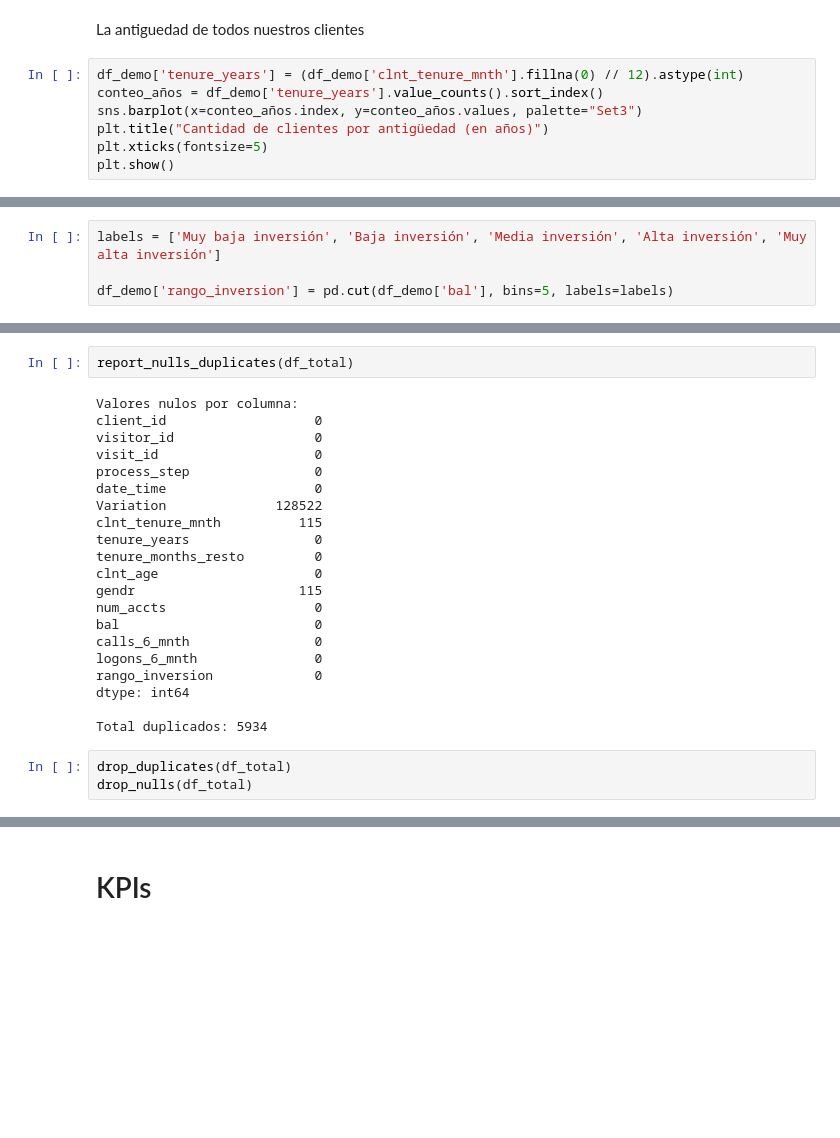
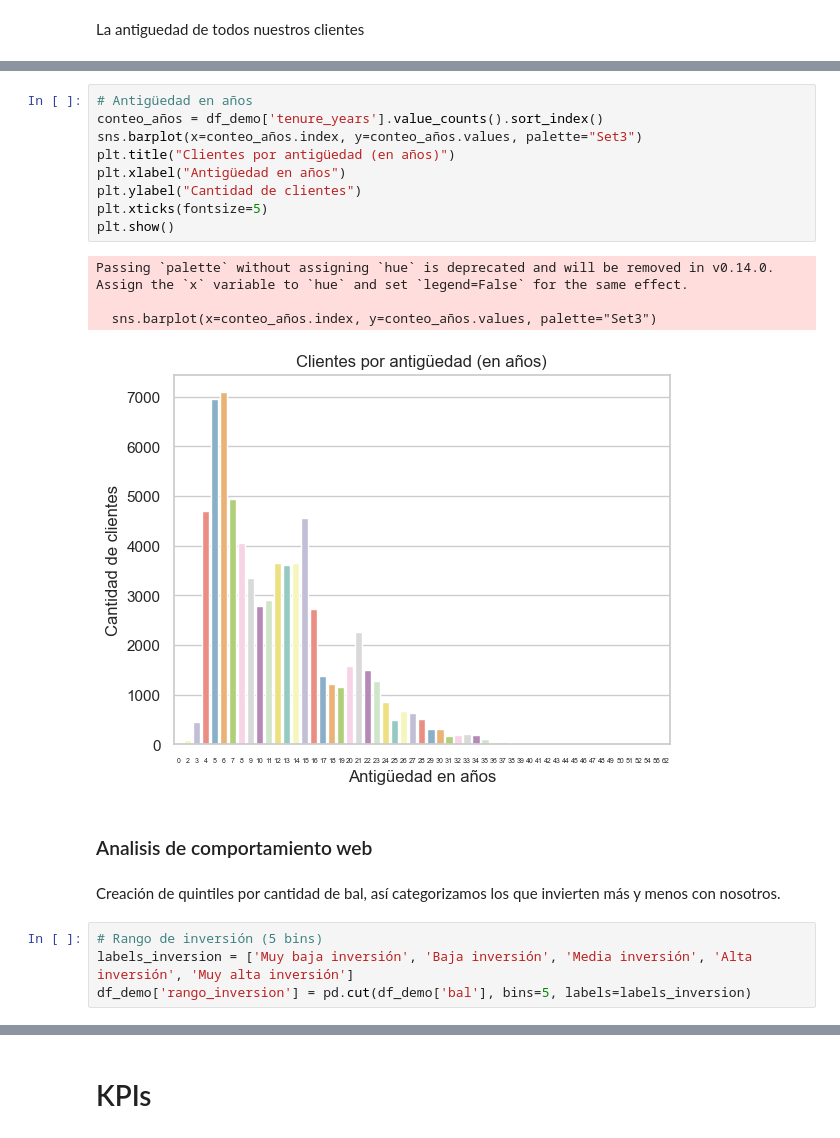
Before and after one commit to BorjaMendi/project_vanguard, a Jupyter notebook: project_vanguard.ipynb, the cells around one changed output, grey strips where cells are left out. Cells and saved outputs as stored; diff of their text form; blank space fills up the shorter version.

```diff
--- a/project_vanguard.ipynb
+++ b/project_vanguard.ipynb
@@ -126,9 +129,2 @@ plt.show()
 # %% [markdown]
 La antiguedad de todos nuestros clientes
-# %%
-df_demo['tenure_years'] = (df_demo['clnt_tenure_mnth'].fillna(0) // 12).astype(int)
-conteo_años = df_demo['tenure_years'].value_counts().sort_index()
-sns.barplot(x=conteo_años.index, y=conteo_años.values, palette="Set3")
-plt.title("Cantidad de clientes por antigüedad (en años)")
-plt.xticks(fontsize=5)
-plt.show()
@@ -144,4 +130,0 @@ Creación de quintiles por cantidad de bal , así categorizamos los que invierte
-# %%
-labels = ['Muy baja inversión', 'Baja inversión', 'Media inversión', 'Alta inversión', 'Muy alta inversión']
-
-df_demo['rango_inversion'] = pd.cut(df_demo['bal'], bins=5, labels=labels)
@@ -301,26 +131,22 @@ dtype: object
-# %%
-report_nulls_duplicates(df_total)
-# %% [output]
-Valores nulos por columna:
-client_id                   0
-visitor_id                  0
-visit_id                    0
-process_step                0
-date_time                   0
-Variation              128522
-clnt_tenure_mnth          115
-tenure_years                0
-tenure_months_resto         0
-clnt_age                    0
-gendr                     115
-num_accts                   0
-bal                         0
-calls_6_mnth                0
-logons_6_mnth               0
-rango_inversion             0
-dtype: int64
-
-Total duplicados: 5934
-# %%
-drop_duplicates(df_total)
-drop_nulls(df_total)
+# %%
+# Antigüedad en años
+conteo_años = df_demo['tenure_years'].value_counts().sort_index()
+sns.barplot(x=conteo_años.index, y=conteo_años.values, palette="Set3")
+plt.title("Clientes por antigüedad (en años)")
+plt.xlabel("Antigüedad en años")
+plt.ylabel("Cantidad de clientes")
+plt.xticks(fontsize=5)
+plt.show()
+# %% [output]
+Passing `palette` without assigning `hue` is deprecated and will be removed in v0.14.0. Assign the `x` variable to `hue` and set `legend=False` for the same effect.
+
+  sns.barplot(x=conteo_años.index, y=conteo_años.values, palette="Set3")
+[figure, added]
+# %% [markdown]
+### Analisis de comportamiento web
+# %% [markdown]
+Creación de quintiles por cantidad de bal, así categorizamos los que invierten más y menos con nosotros.
+# %%
+# Rango de inversión (5 bins)
+labels_inversion = ['Muy baja inversión', 'Baja inversión', 'Media inversión', 'Alta inversión', 'Muy alta inversión']
+df_demo['rango_inversion'] = pd.cut(df_demo['bal'], bins=5, labels=labels_inversion)
```
Also changed, not shown: parts of 128 cells of this notebook, 4 other files.
